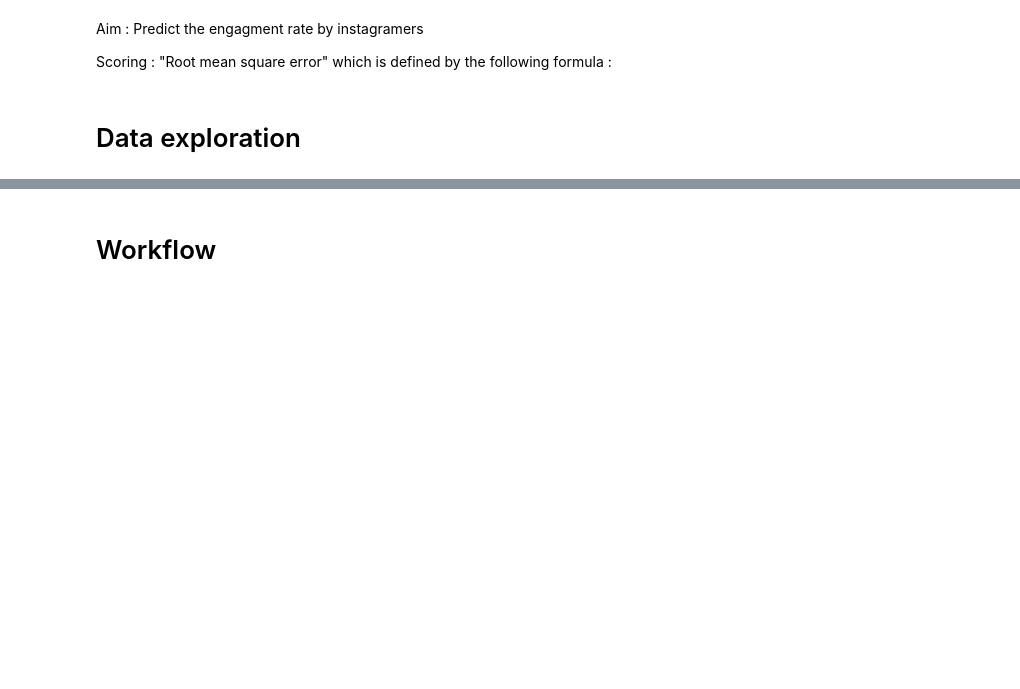
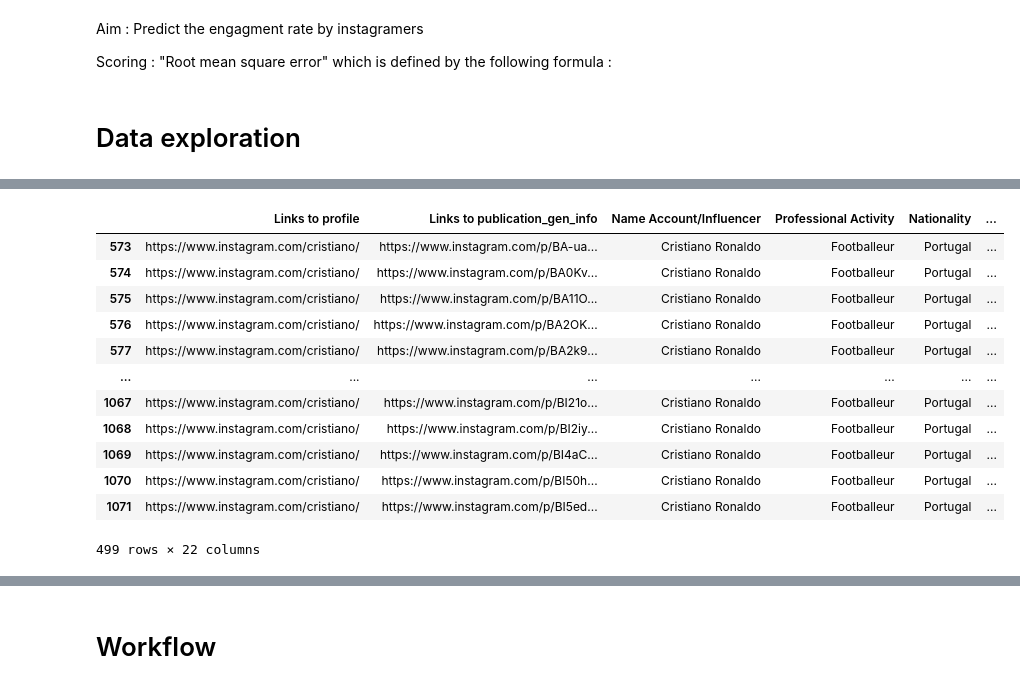
Before and after one commit to BadrAlpha07/Data-Camp-Project, a Jupyter notebook: Starting_kit_engagement_rate.ipynb, the cells around one changed output, grey strips where cells are left out. Saved outputs shown, nothing was run; the diff lists cells and outputs as text; code cells hidden in the pictures; blank space fills up the shorter version.

```diff
--- a/Starting_kit_engagement_rate.ipynb
+++ b/Starting_kit_engagement_rate.ipynb
@@ -207,2 +152,18 @@ df['Day of the week of Posting'] = df['Date of Posting'].dt.dayofweek
+# %%
+df.loc[df["year of posting"] == 2016]
+# %% [output]
+|  | Links to profile | Links to publication_gen_info | Name Account/Influencer | Professional Activity | Nationality | ... |
+| 573 | https://www.instagram.com/cristiano/ | https://www.instagram.com/p/BA-ua... | Cristiano Ronaldo | Footballeur | Portugal | ... |
+| 574 | https://www.instagram.com/cristiano/ | https://www.instagram.com/p/BA0Kv... | Cristiano Ronaldo | Footballeur | Portugal | ... |
+| 575 | https://www.instagram.com/cristiano/ | https://www.instagram.com/p/BA11O... | Cristiano Ronaldo | Footballeur | Portugal | ... |
+| 576 | https://www.instagram.com/cristiano/ | https://www.instagram.com/p/BA2OK... | Cristiano Ronaldo | Footballeur | Portugal | ... |
+| 577 | https://www.instagram.com/cristiano/ | https://www.instagram.com/p/BA2k9... | Cristiano Ronaldo | Footballeur | Portugal | ... |
+| ... | ... | ... | ... | ... | ... | ... |
+| 1067 | https://www.instagram.com/cristiano/ | https://www.instagram.com/p/BI21o... | Cristiano Ronaldo | Footballeur | Portugal | ... |
+| 1068 | https://www.instagram.com/cristiano/ | https://www.instagram.com/p/BI2iy... | Cristiano Ronaldo | Footballeur | Portugal | ... |
+| 1069 | https://www.instagram.com/cristiano/ | https://www.instagram.com/p/BI4aC... | Cristiano Ronaldo | Footballeur | Portugal | ... |
+| 1070 | https://www.instagram.com/cristiano/ | https://www.instagram.com/p/BI50h... | Cristiano Ronaldo | Footballeur | Portugal | ... |
+| 1071 | https://www.instagram.com/cristiano/ | https://www.instagram.com/p/BI5ed... | Cristiano Ronaldo | Footballeur | Portugal | ... |
+499 rows × 22 columns
 # %%
 plt.figure(figsize=(13,4))
```
Also changed, not shown: parts of 31 cells of this notebook.
